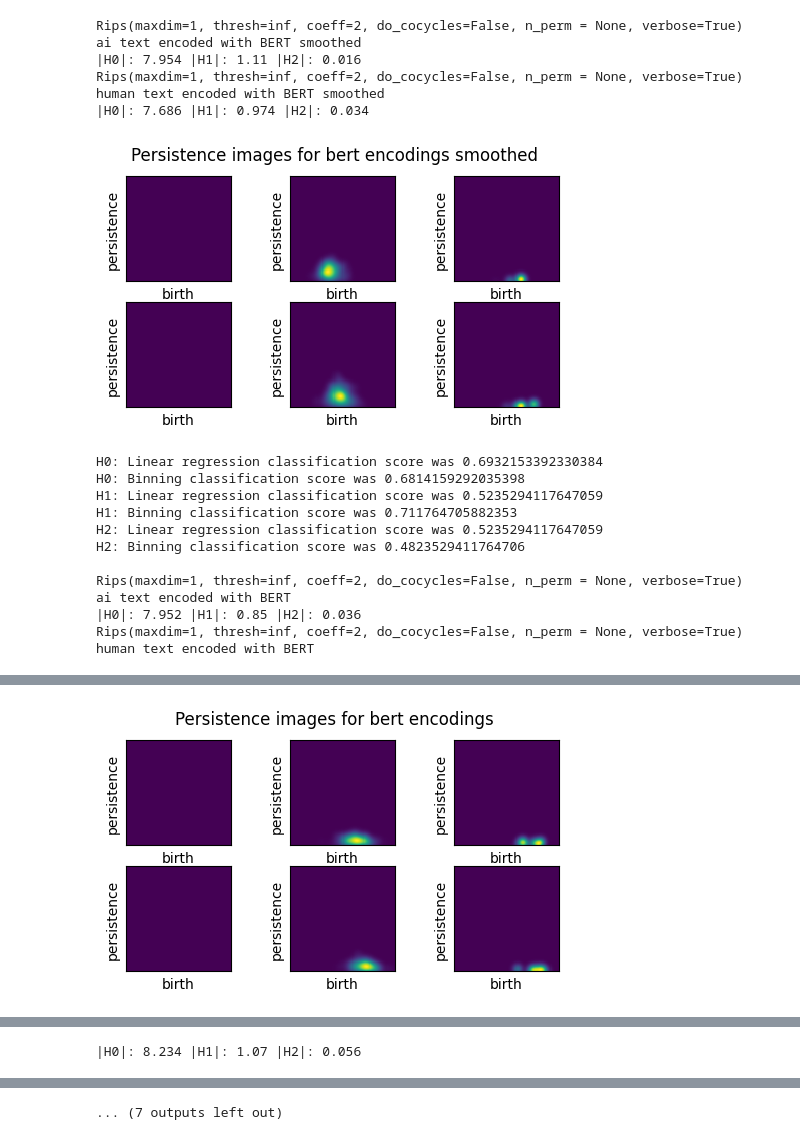
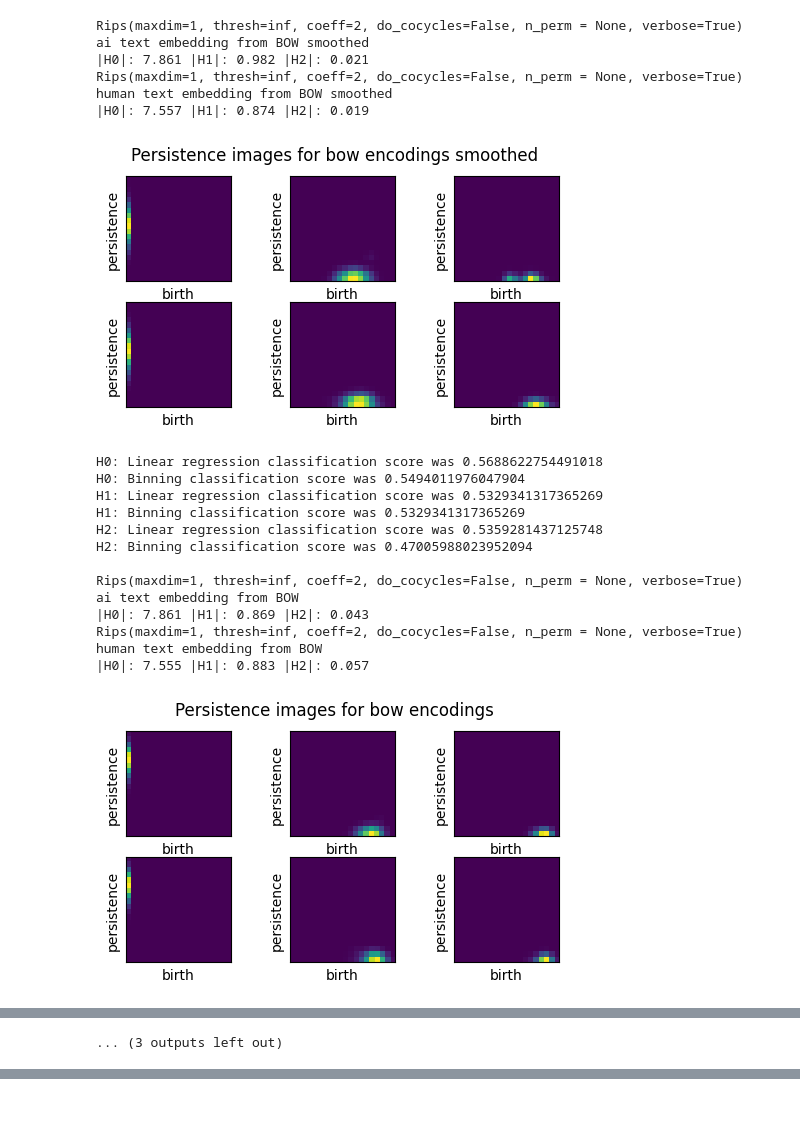
Before and after one commit to aguilin1/tda_ai_text_generation, a Jupyter notebook: tda_ai_text_detection.ipynb, the cells around one changed output, grey strips where cells are left out. Drawn from its saved outputs; the diff is of its cells as text; code cells hidden in the pictures; blank space fills up the shorter version.

Commit message:
Fix bug on loading more than 500 encodings

```diff
--- a/tda_ai_text_detection.ipynb
+++ b/tda_ai_text_detection.ipynb
@@ -383,8 +382,6 @@ def evaluate(matrix, orig_values):
 # Load the pre-computed embeddings stored in github
 def load_cached_embeddings(abstract_type, embedding_type, num_abstracts):
   DATA_FILE_BASE = '/content/tda_ai_text_generation/data/{}_encodings_{}-{}.pkl'
-
-  bow_data = DATA_FILE_BASE.format('bow', abstract_type, 0)
 
   if embedding_type == 'bert':
     batch_sentences = []
@@ -397,10 +394,14 @@ def load_cached_embeddings(abstract_type, embedding_type, num_abstracts):
         batch_sentences += cache_data['sentences']
         batch_embeddings += cache_data['embeddings']
   elif embedding_type == 'bow':
-    with open(bow_data, "rb") as data_file:
-        cache_data = pickle.load(data_file)
-        batch_sentences = cache_data['sentences']
-        batch_embeddings = cache_data['embeddings']
+    batch_sentences = []
+    batch_embeddings = []
+    for i in range(0,num_abstracts,500):
+      bow_data = DATA_FILE_BASE.format('bow', abstract_type, i)
+      with open(bow_data, "rb") as data_file:
+          cache_data = pickle.load(data_file)
+          batch_sentences += cache_data['sentences']
+          batch_embeddings += cache_data['embeddings']
   return batch_sentences, batch_embeddings
 # %%
 # Plot persistence diagram using plotly where the points show the actual chain on hover
@@ -473,11 +474,12 @@ def plot_persistence_diagram_b(births_deaths, still_living, max_epic):
     fig.show()
 # %%
 import pprint
-# Example of the plotly graph
+
 sentences, batch_embeddings = load_cached_embeddings('ai', 'bow', 10)
-pprint.pp({i: sentence for i,sentence in enumerate(sentences[7])})
-d = distances(batch_embeddings[7], False)
+index = 7
+d = distances(batch_embeddings[index], False)
 
 birth_deaths, still_living, max_epic, dims = filtration(d, 'inf')
 plot_persistence_diagram_b(birth_deaths, still_living, max_epic)
+pprint.pp({i: sentence for i,sentence in enumerate(sentences[index])})
 # %% [output]
@@ -546,7 +548,7 @@ def run_evaluation(abstract_type, embedding_type, time_skeleton = False, with_sm
   rips = Rips()
   persistence_diagrams = []
   sizes = []
-  description = "{} text encoded with {}".format(abstract_type, embedding_type.upper())
+  description = "{} text embedding from {}".format(abstract_type, embedding_type.upper())
   if time_skeleton:
     description += " with time skeleton"
   if with_smoothing:
@@ -616,6 +618,7 @@ def run_evaluation(abstract_type, embedding_type, time_skeleton = False, with_sm
 def run_mixed_encoding_evaluation(abstract_type, alpha, num_abstracts=6, time_skeleton = False, graph=False):
   _, batch_bow_embeddings = load_cached_embeddings(abstract_type, 'bow', num_abstracts)
   _, batch_bert_embeddings = load_cached_embeddings(abstract_type, 'bert', num_abstracts)
+
   if alpha < 0.0 and alpha > 1.0:
     raise ValueError("alpha must be between 0 and 1")
 
@@ -626,7 +629,7 @@ def run_mixed_encoding_evaluation(abstract_type, alpha, num_abstracts=6, time_sk
   rips = Rips(do_cocycles=True)
   persistence_diagrams = []
   sizes = []
-  description = "{} mixed encoding with alpha={}".format(abstract_type, alpha)
+  description = "{} mixed embeddings with alpha={}".format(abstract_type, alpha)
   if time_skeleton:
     description += " with time skeleton"
   if graph:
@@ -929,34 +931,36 @@ Rips(maxdim=1, thresh=inf, coeff=2, do_cocycles=False, n_perm = None, verbose=Tr
 ... (17 outputs left out)
 # %%
-# for encoding_type in ('bow', 'bert'):
-#   for with_smoothing in (True, False):
-#     evaluation(encoding_type, time_skeleton=False, with_smoothing=with_smoothing, num_abstracts=500)
-#     print("")
+for encoding_type in ('bow', 'bert'):
+  for with_smoothing in (True, False):
+    evaluation(encoding_type, time_skeleton=False, with_smoothing=with_smoothing, num_abstracts=1000)
+    print("")
 # running without BOW for speed
-for with_smoothing in (True, False):
-  evaluation('bert', time_skeleton=False, with_smoothing=with_smoothing, num_abstracts=500)
-  print("")
+# for with_smoothing in (True, False):
+#   evaluation('bert', time_skeleton=False, with_smoothing=with_smoothing, num_abstracts=500)
+#   print("")
 
 for alpha in (0.3, 0.5, 0.8):
-  evaluation('mixed', time_skeleton=False, with_smoothing=False, alpha=alpha, num_abstracts=500)
+  evaluation('mixed', time_skeleton=False, with_smoothing=False, alpha=alpha, num_abstracts=1000)
   print("")
 # %% [output]
 Rips(maxdim=1, thresh=inf, coeff=2, do_cocycles=False, n_perm = None, verbose=True)
-ai text encoded with BERT smoothed
-|H0|: 7.954 |H1|: 1.11 |H2|: 0.016
+ai text embedding from BOW smoothed
+|H0|: 7.861 |H1|: 0.982 |H2|: 0.021
 Rips(maxdim=1, thresh=inf, coeff=2, do_cocycles=False, n_perm = None, verbose=True)
-human text encoded with BERT smoothed
-|H0|: 7.686 |H1|: 0.974 |H2|: 0.034
+human text embedding from BOW smoothed
+|H0|: 7.557 |H1|: 0.874 |H2|: 0.019
-[figure, old version]
+[figure, new version]
-H0: Linear regression classification score was 0.6932153392330384
-H0: Binning classification score was 0.6814159292035398
-H1: Linear regression classification score was 0.5235294117647059
-H1: Binning classification score was 0.711764705882353
-H2: Linear regression classification score was 0.5235294117647059
-H2: Binning classification score was 0.4823529411764706
+H0: Linear regression classification score was 0.5688622754491018
+H0: Binning classification score was 0.5494011976047904
+H1: Linear regression classification score was 0.5329341317365269
+H1: Binning classification score was 0.5329341317365269
+H2: Linear regression classification score was 0.5359281437125748
+H2: Binning classification score was 0.47005988023952094
 
 Rips(maxdim=1, thresh=inf, coeff=2, do_cocycles=False, n_perm = None, verbose=True)
-ai text encoded with BERT
-|H0|: 7.952 |H1|: 0.85 |H2|: 0.036
+ai text embedding from BOW
+|H0|: 7.861 |H1|: 0.869 |H2|: 0.043
 Rips(maxdim=1, thresh=inf, coeff=2, do_cocycles=False, n_perm = None, verbose=True)
-human text encoded with BERT
+human text embedding from BOW
+|H0|: 7.555 |H1|: 0.883 |H2|: 0.057
+[figure, new version]
@@ -968 +993,0 @@ invalid value encountered in arccos
-[figure, old version]
@@ -988 +1023 @@ invalid value encountered in arccos
-|H0|: 8.234 |H1|: 1.07 |H2|: 0.056
+... (3 outputs left out)
@@ -1009,4 +1024,3 @@ invalid value encountered in arccos
-... (7 outputs left out)
 # %%
 # Testing only
 evaluation('bow', time_skeleton=False, with_smoothing=False, num_abstracts=100)
```
Also changed, not shown: parts of 8 cells of this notebook.
